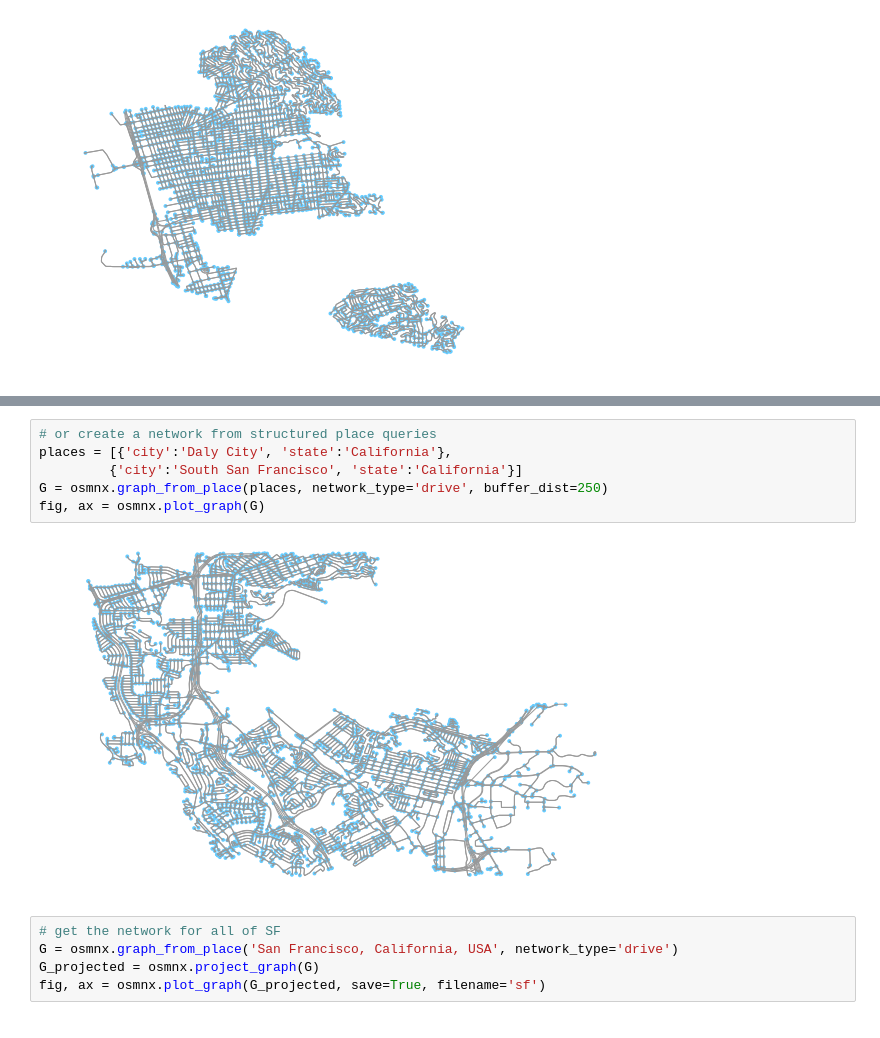
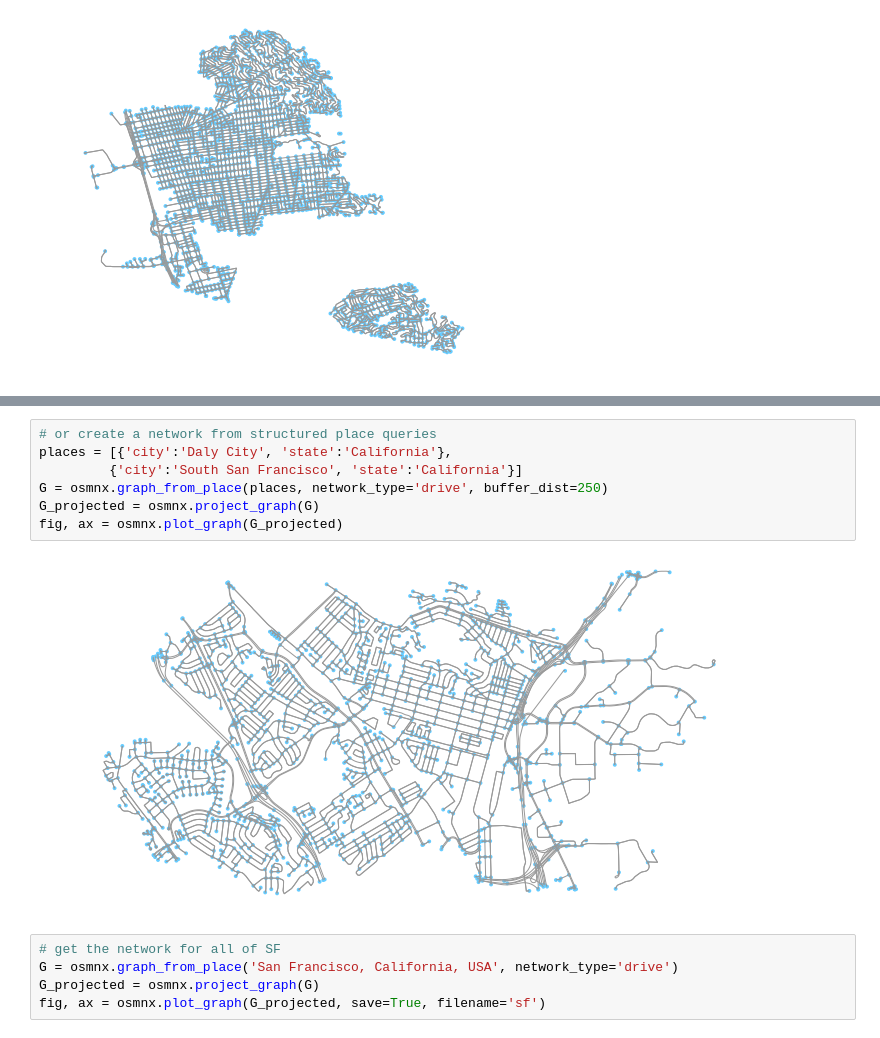
Before and after one commit to gboeing/osmnx, a Jupyter notebook: 03-example-osm-place-network.ipynb, the cells around one changed output, grey strips where cells are left out. Cells and saved outputs as stored; diff of their text form.

```diff
--- a/03-example-osm-place-network.ipynb
+++ b/03-example-osm-place-network.ipynb
@@ -49,11 +49,12 @@ fig, ax = osmnx.plot_graph(G)
 # %%
 # or create a network from structured place queries
 places = [{'city':'Daly City', 'state':'California'},
          {'city':'South San Francisco', 'state':'California'}]
 G = osmnx.graph_from_place(places, network_type='drive', buffer_dist=250)
-fig, ax = osmnx.plot_graph(G)
+G_projected = osmnx.project_graph(G)
+fig, ax = osmnx.plot_graph(G_projected)
 # %% [output]
-[figure, old version]
+[figure, new version]
 # %%
 # get the network for all of SF
 G = osmnx.graph_from_place('San Francisco, California, USA', network_type='drive')
```
Also changed, not shown: parts of 2 cells of this notebook, 7 other files.
